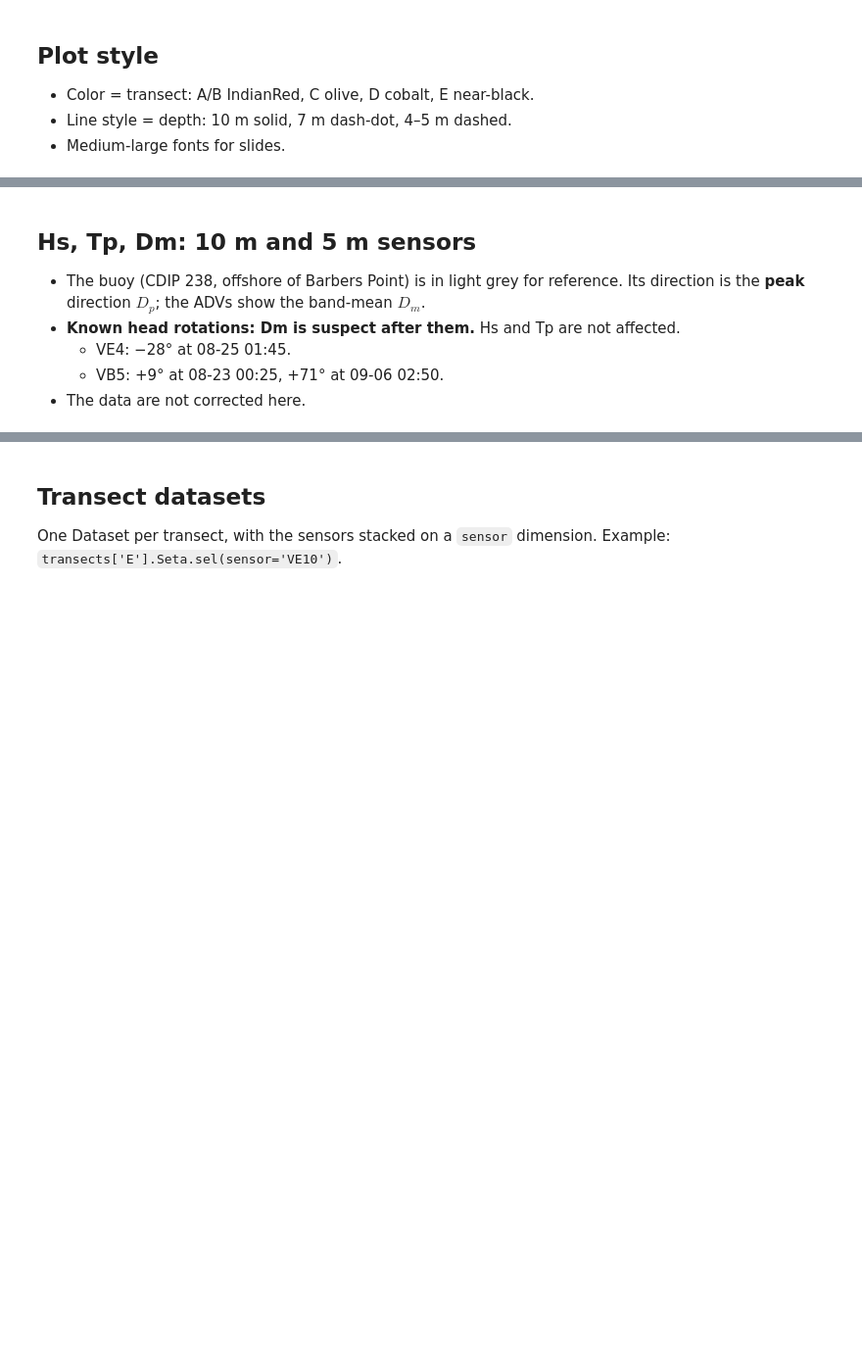
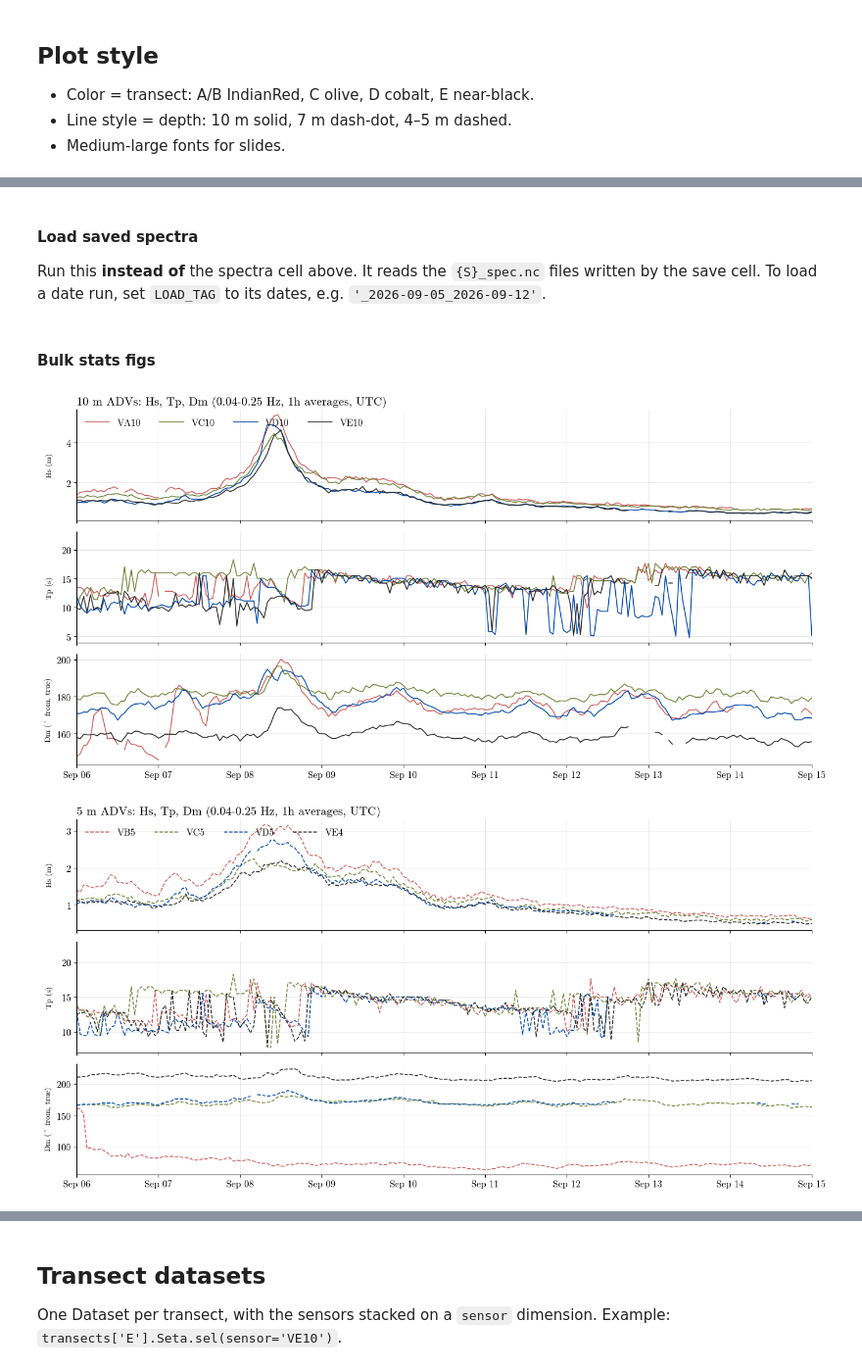
Before and after one commit to isidora-rojas/4EWA, a Jupyter notebook: processing/initial_figs.ipynb, the cells around one changed output, grey strips where cells are left out. Shown at 98% size. Drawn from its saved outputs; the diff is of its cells as text; code cells hidden in the pictures; blank space fills up the shorter version.

Commit message:
add data option to spectral plot

```diff
--- a/processing/initial_figs.ipynb
+++ b/processing/initial_figs.ipynb
@@ -190,47 +172,78 @@ for S in SENSORS:
+# %% [markdown]
+#### Load saved spectra
+Run this **instead of** the spectra cell above. It reads the `{S}_spec.nc` files written by the save cell. To load a date run, set `LOAD_TAG` to its dates, e.g. `'_2026-09-05_2026-09-12'`.
+# %%
+# load saved spectra instead of rerunning the spectra cell
+
+# ============ INPUTS ============
+SENSORS  = ALL_SENSORS
+LOAD_TAG = ''      # '' = whole record ({S}_spec.nc), or e.g. '_2026-09-05_2026-09-12' for a date run
+# ================================
+
+spec = {}
+for S in SENSORS:
+    # load_dataset reads the file into memory and closes it, so the save cell can overwrite it later
+    spec[S] = xr.load_dataset(f'{QC_DIR}/{S}_spec{LOAD_TAG}.nc')
+    t = spec[S].time.values
+    print(f'{S:5s} {str(t[0])[:16]} -> {str(t[-1])[:16]}   {len(t)} x {spec[S].attrs["avg"]}')
+
+# settings the figure cells use in their titles (normally set by the spectra cell)
+AVG  = spec[S].attrs['avg']
+FMIN = spec[S].attrs.get('fmin', 0.04)     # files saved before 2026-10-07 don't store the band; they used 0.04-0.25 Hz
+FMAX = spec[S].attrs.get('fmax', 0.25)
+SPEC_TAG = LOAD_TAG
 # %% [markdown]
-## Hs, Tp, Dm: 10 m and 5 m sensors
-- The buoy (CDIP 238, offshore of Barbers Point) is in light grey for reference. Its direction is the **peak** direction $D_p$; the ADVs show the band-mean $D_m$.
-- **Known head rotations: Dm is suspect after them.** Hs and Tp are not affected.
-  - VE4: −28° at 08-25 01:45.
-  - VB5: +9° at 08-23 00:25, +71° at 09-06 02:50.
-- The data are not corrected here.
+#### Bulk stats figs
 # %%
 # For both 10m and 5m sensors, make a 3 panel figure with Hs, Tp, and Dm. One figure for 10m, another for 5m. Plot lines for each sensor. For transect E, You may use VE4. Label title clearly
 
 # ============ INPUTS ============
 SENSORS_10M = ['VA10', 'VC10', 'VD10', 'VE10']
 SENSORS_5M  = ['VB5', 'VC5', 'VD5', 'VE4']
-T_START, T_END = '2026-07-19', '2026-09-16'    # e.g. '2026-09-05', '2026-09-12' to zoom on an event
-SHOW_BUOY = True
-SAVE      = True
+T_START, T_END = '2026-09-06', '2026-09-15'    # e.g. '2026-09-05', '2026-09-12' to zoom on an event
+HS_YLIM   = None            # e.g. (0, 3); None = automatic
+TP_YLIM   = None            # e.g. (5, 25)
+DM_YLIM   = None            # e.g. (140, 220)
+SHOW_BUOY = False
+SAVE      = False
 # ================================
 
 for group, sensors in [('10 m', SENSORS_10M), ('5 m', SENSORS_5M)]:
-    fig, axs = plt.subplots(3, 1, figsize=(14, 10), sharex=True)
+    fig, axs = plt.subplots(3, 1, figsize=(14, 7), sharex=True)
 
     if SHOW_BUOY:
         b = buoy[T_START:T_END]
         axs[0].plot(b.index, b.Hs, color=BUOY_COLOR, lw=1, label='buoy (CDIP 238)')
         axs[1].plot(b.index, b.Tp, '.', ms=3, color=BUOY_COLOR)
         axs[2].plot(b.index, b.Dp, '.', ms=3, color=BUOY_COLOR)
 
     for S in sensors:
+        if S not in spec:
+            print(f'{S} skipped: not in spec (rerun the spectra cell with it in SENSORS)')
+            continue
         d = spec[S].sel(time=slice(T_START, T_END))
         color, ls = T_COLOR[S[1]], DEPTH_LS[S[2:]]
         axs[0].plot(d.time, d.Hs, color=color, ls=ls, label=S)
-        axs[1].plot(d.time, d.Tp, '.', ms=4, color=color)     # dots: Tp jumps between frequency bins
-        axs[2].plot(d.time, d.Dm, '.', ms=4, color=color)     # dots: direction wraps
-
+        axs[1].plot(d.time, d.Tp, color=color, ls=ls)          # steppy: Tp jumps between frequency bins
+        axs[2].plot(d.time, d.Dm, color=color, ls=ls)
     axs[0].set_ylabel('Hs (m)')
     axs[1].set_ylabel('Tp (s)')
-    axs[2].set_ylabel('Dm (° from, true)')
-    axs[0].legend(ncol=5, loc='upper left', markerscale=3)
-    axs[0].set_title(f'{group} ADVs: Hs, Tp, Dm ({FMIN}–{FMAX} Hz, {AVG} averages, UTC)', loc='left')
+    axs[2].set_ylabel(r'Dm ($^\circ$ from, true)')
+    axs[0].set_ylim(HS_YLIM)                                # None leaves the limits automatic
+    axs[1].set_ylim(TP_YLIM)
+    axs[2].set_ylim(DM_YLIM)
+    axs[0].legend(ncol=5, loc='upper left', handlelength=2.5)
+    axs[0].set_title(f'{group} ADVs: Hs, Tp, Dm ({FMIN}-{FMAX} Hz, {AVG} averages, UTC)', loc='left')
 
     axs[-1].set_xlim(pd.Timestamp(T_START), pd.Timestamp(T_END))
     axs[-1].xaxis.set_major_formatter(mdates.DateFormatter('%b %d'))
+    for ax in axs:
+        ax.grid(True, lw=0.5, color='0.85')
     fig.align_ylabels(axs)
     fig.tight_layout()
     if SAVE:
         fig.savefig(f'{FIG_DIR}/bulk_{group.replace(" ", "")}_{T_START}_{T_END}.png', dpi=200)
     plt.show()
+# %% [output]
+[figure, added]
+[figure, added]
```
Also changed, not shown: parts of 11 cells of this notebook, 21 other files.
